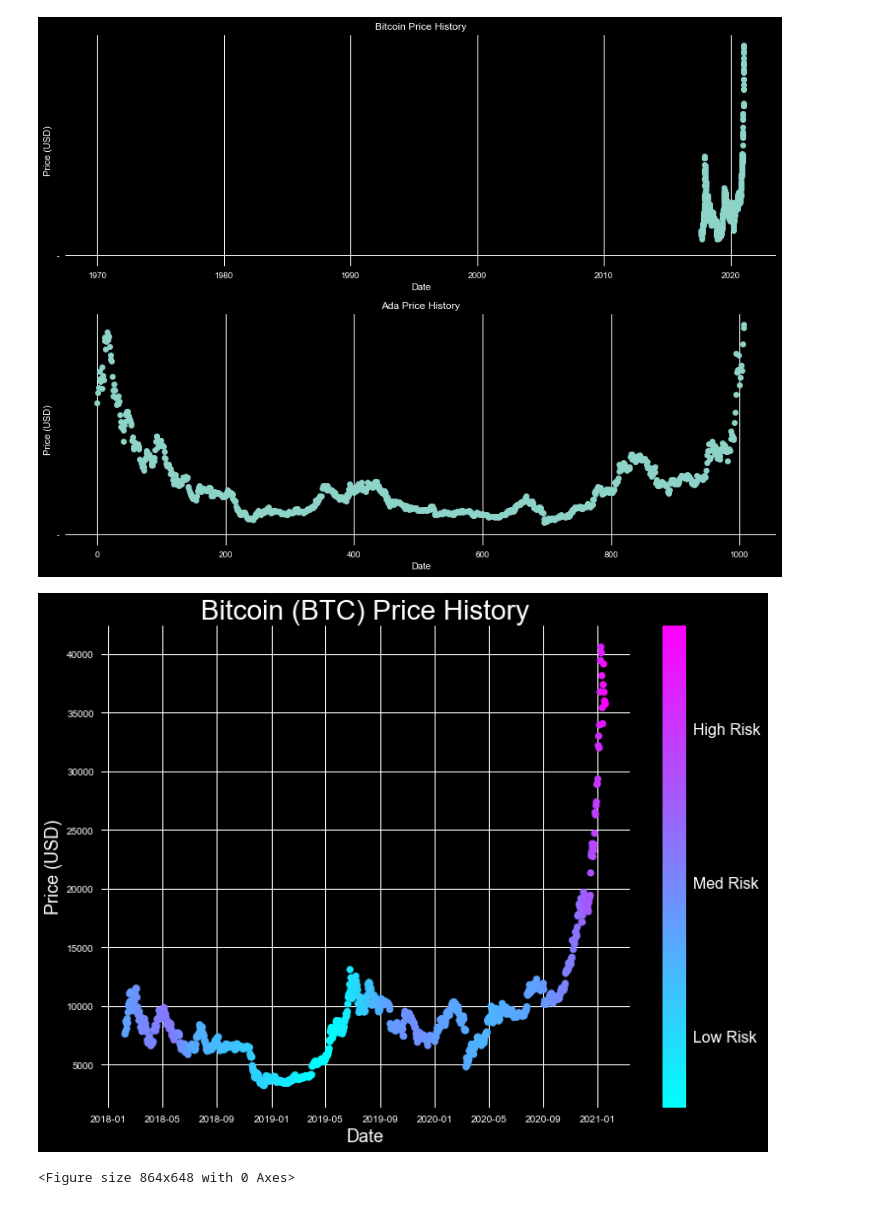
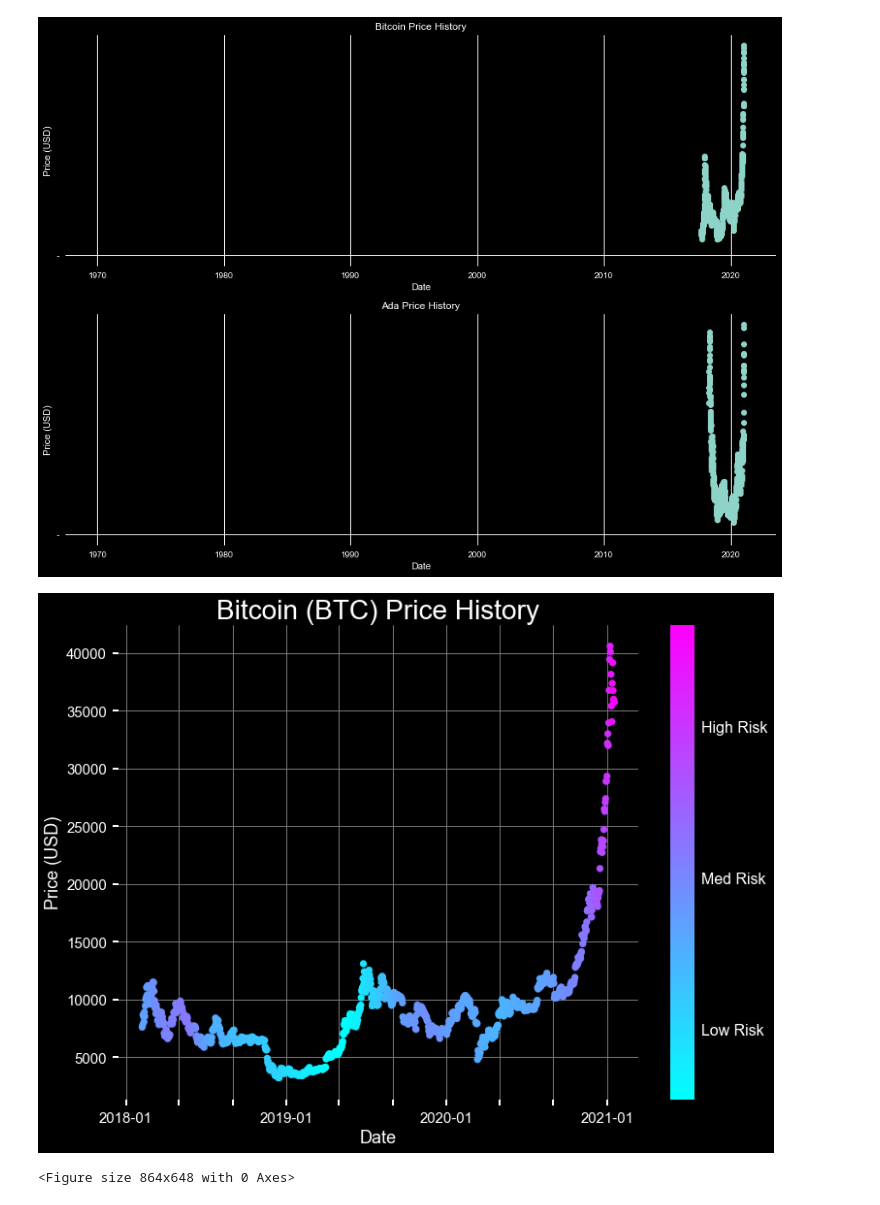
Before and after one commit to freq0ut/python-crypto-data, a Jupyter notebook: pandas_data_test.ipynb, the cells around one changed output. Cells and saved outputs as stored; diff of their text form; code cells hidden in the pictures.

Commit message:
ada and btc charts complete

```diff
--- a/pandas_data_test.ipynb
+++ b/pandas_data_test.ipynb
@@ -33,3 +29,12 @@ adaClosePriceList = Reverse(ada_closePrice_df.values.tolist())
+# %%
+adaDateList = ada_date_df.values.tolist()
+delistAdaDateList = []
+
+for i in range (0, len(adaDateList)):
+    delistAdaDateList.append(adaDateList[i][0].split(' ')[0])
+
+formatAdaDateList = Reverse([dt.datetime.strptime(d,'%m/%d/%Y').date() for d in delistAdaDateList])
+adaClosePriceList = Reverse(ada_closePrice_df.values.tolist())
 # %%
 from matplotlib import rcParams
 rcParams['figure.figsize'] = 12,9
@@ -45,55 +50,66 @@ axs[0].set_xlabel('Date')
 axs[0].set_ylabel('Price (USD)')
 ## fig.suptitle('This is a somewhat long figure title', fontsize=16)
 
-axs[1].plot(adaDateList, adaClosePriceList, 'o', '-')
+axs[1].plot(formatAdaDateList, adaClosePriceList, 'o', '-')
 axs[1].set_title('Ada Price History')
 axs[1].set_xlabel('Date')
 axs[1].set_ylabel('Price (USD)')
 
 plt.show()
 # %% [output]
-[figure, old version]
+[figure, new version]
 # %%
-# plotting the points
-colorList = []
-for i in range (0, len(btcDateList)):
-    colorList.append(i)
+# moving average risk color map list
+ma175riskBtc = []
 
-ma175risk = []
+# buffer first 175 values with 0
+for i in range (0, 175):
+    ma175riskBtc.append(i)
 
-for i in range (0, 175):
-    ma175risk.append(i)
+# calculate moving average for previous 175 days for each location
+for i in range (175, len(btcClosePriceList)):
+    movingAvgBtc_sum = 0
+    for j in range (0, 175):
+        movingAvgBtc_sum = movingAvgBtc_sum + int(btcClosePriceList[i-j][0])
 
-for i in range (175, len(btcClosePriceList)):
-    # calculate average of previous 175 values
-    movingAvg_sum = 0
-    for j in range (0, 175):
-        movingAvg_sum = movingAvg_sum + int(btcClosePriceList[i-j][0])
+    movingAvgBtc = movingAvgBtc_sum/175
+    ma175riskBtc.append(movingAvgBtc)
 
-    movingAvg = movingAvg_sum/175
-    ma175risk.append(movingAvg)
-
+# remove the first 175 values
 for i in range (0,175):
     formatBtcDateList.pop(0)
     btcClosePriceList.pop(0)
-    ma175risk.pop(0)
+    ma175riskBtc.pop(0)
 
+# set background color
 plt.style.use('dark_background')
-plt.scatter(formatBtcDateList, btcClosePriceList, c = ma175risk, cmap = 'cool')
+
+# scatter plot with color map
+plt.scatter(formatBtcDateList, btcClosePriceList, c = ma175riskBtc, cmap = 'cool')
 
 # naming the x axis
 plt.xlabel('Date', fontsize = 18)
+
 # naming the y axis
 plt.ylabel('Price (USD)', fontsize = 18)
 
 # giving a title to my graph
 plt.title('Bitcoin (BTC) Price History', fontsize = 28)
 
+# change size/color of ticks on x and y
+plt.tick_params(direction='out', length=6, width=2, colors='white', grid_color='gray', grid_alpha=0.9, labelsize = 15, pad = 6)
+
+# remove every nth tick label for date to improve readability
+ax = plt.gca()
+for index, label in enumerate(ax.xaxis.get_ticklabels()):
+    if index % 3 != 0:
+        label.set_visible(False)
+
 # function to show the plot
 cbar = plt.colorbar()
 cbar.ax.set_yticklabels(['Low Risk','','Med Risk','','High Risk'], fontsize = 16)
 plt.show()
 plt.savefig('btcTest.png', dpi=600)
 # %% [output]
-[figure, old version]
+[figure, new version]
 <Figure size 864x648 with 0 Axes>
```
Also changed, not shown: parts of 3 cells of this notebook.
